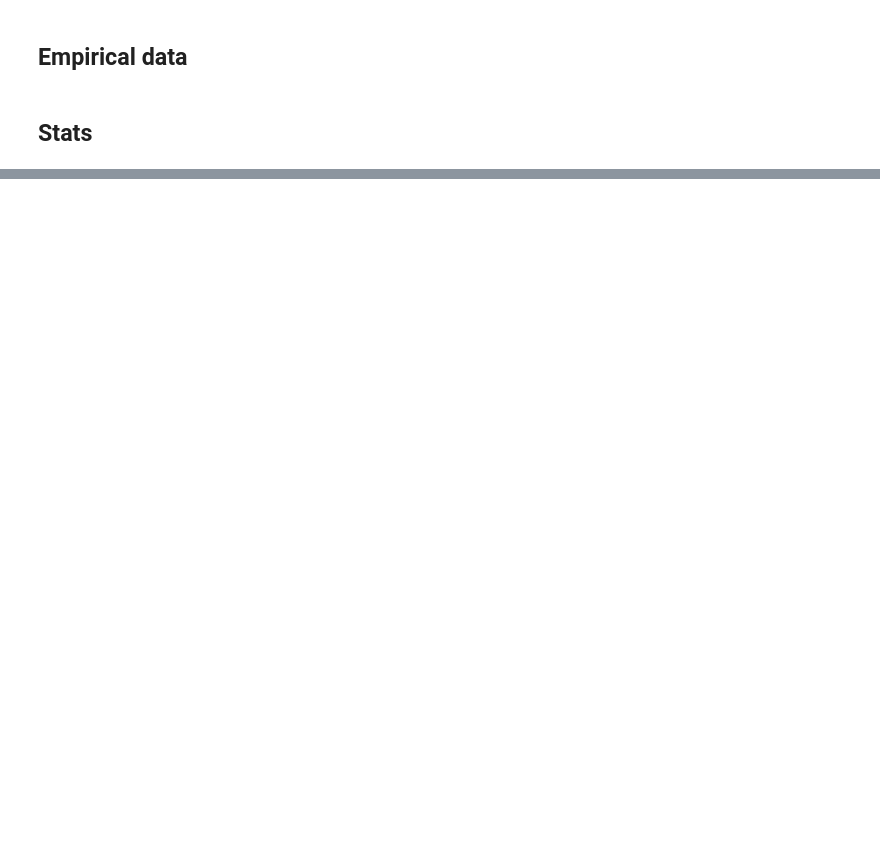
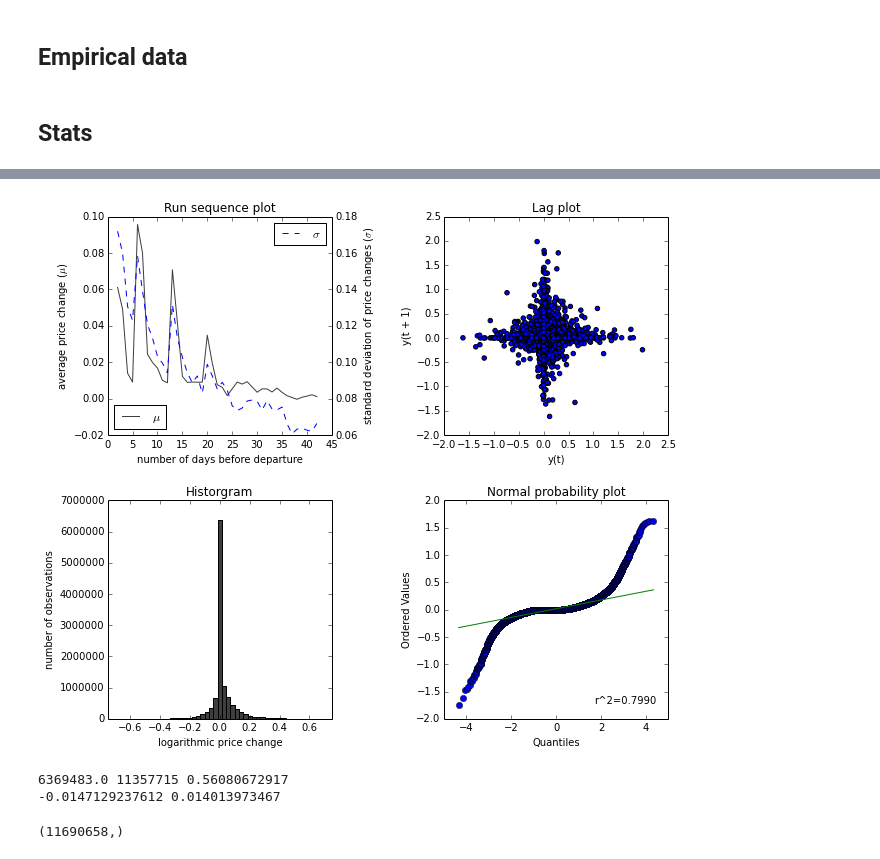
Before and after one commit to vankempen/Thesis, a Jupyter notebook: Simulation/Descriptive Statistics.ipynb, the cells around one changed output, grey strips where cells are left out. Cells and saved outputs as stored; diff of their text form; code cells hidden in the pictures; blank space fills up the shorter version.

```diff
--- a/Simulation/Descriptive Statistics.ipynb
+++ b/Simulation/Descriptive Statistics.ipynb
@@ -30,0 +242,62 @@ def get_ticketPrices(dataset, flyFrom, flyTo):
+# %%
+tp = np.log(ticketPrices)
+dailyReturns = tp.T.shift(1).T-tp
+# %%
+fig = plt.figure(dpi=400, figsize=(9,9))
+plt.subplots_adjust(hspace=.3, wspace=.5, right=.99)
+
+#run sequence plot
+ax1 = plt.subplot(2,2,1)
+t = np.arange(1, 42.01, 1)
+ax1.plot(t, dailyReturns.mean(), '-', color='#3e3e3e', label=r'$\mu$')
+ax1.set_title('Run sequence plot')
+ax1.set_xlabel('number of days before departure')
+ax1.set_ylabel(r'average price change ($\mu$)')
+ax1.legend(loc='lower left')
+
+ax1sec = ax1.twinx()
+ax1sec.plot(t, dailyReturns.std(), '--', label=r'$\sigma$')
+ax1sec.set_ylabel(r'standard deviation of price changes ($\sigma$)')
+ax1sec.legend(loc='upper right')
+
+
+#lagplot
+ax3 = plt.subplot(2,2,2)
+d3 = random.sample(dailyReturns.index, 1000)
+pd.tools.plotting.lag_plot(dailyReturns.ix[d3], ax=ax3)
+ax3.set_title('Lag plot')
+
+
+#histogram
+d = dailyReturns.values.flatten()
+d = d[np.logical_not(np.isnan(d))]
+
+ax2 = plt.subplot(2,2,3)
+histRet = ax2.hist(d, bins=150, color='#3e3e3e')
+#ax2.set_ylim(0, 2000000)
+ax2.set_xlim(-.75, .75)
+ax2.set_title('Historgram')
+ax2.set_xlabel('logarithmic price change')
+ax2.set_ylabel('number of observations')
+
+#probplot
+ax4 = plt.subplot(2,2,4)
+_ = ss.probplot(random.sample(d, 100000), plot=plt)
+ax4.set_title('Normal probability plot')
+
+#plt.savefig('/home/patrick/Thesis/ThesisTemplate/figures/4-plot.png')
+# %% [output]
+[figure, added]
+# %%
+m = np.max(histRet[0])
+print m, len(d), m/len(d)
+print histRet[1][74], histRet[1][75]
+# %% [output]
+6369483.0 11357715 0.56080672917
+-0.0147129237612 0.014013973467
+# %%
+tp = ticketPrices.values.flatten()
+print tp.shape
+tp = tp[np.logical_not(np.isnan(tp))]
+# %% [output]
+(11690658,)
```
Also changed, not shown: parts of 16 cells of this notebook, 8 other files.
